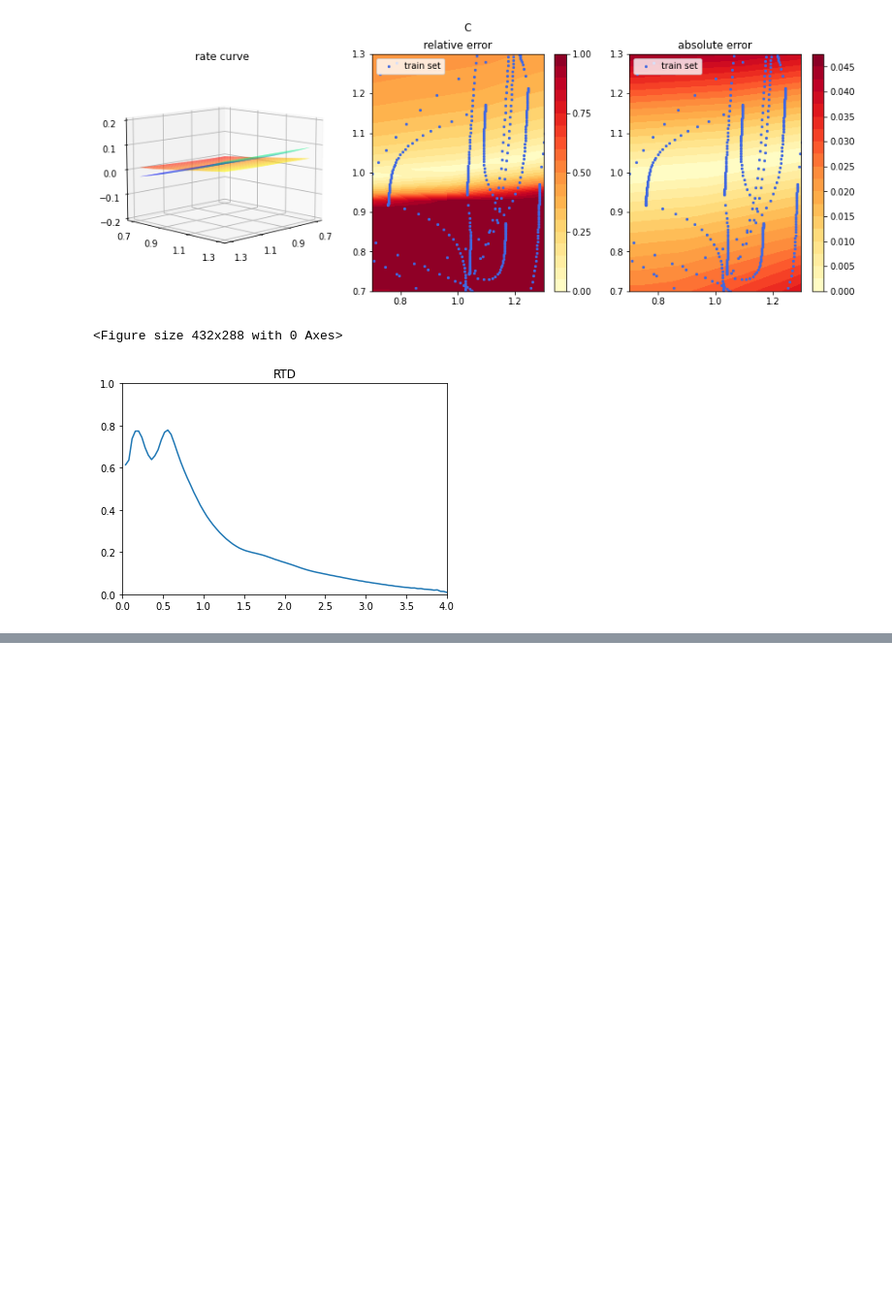
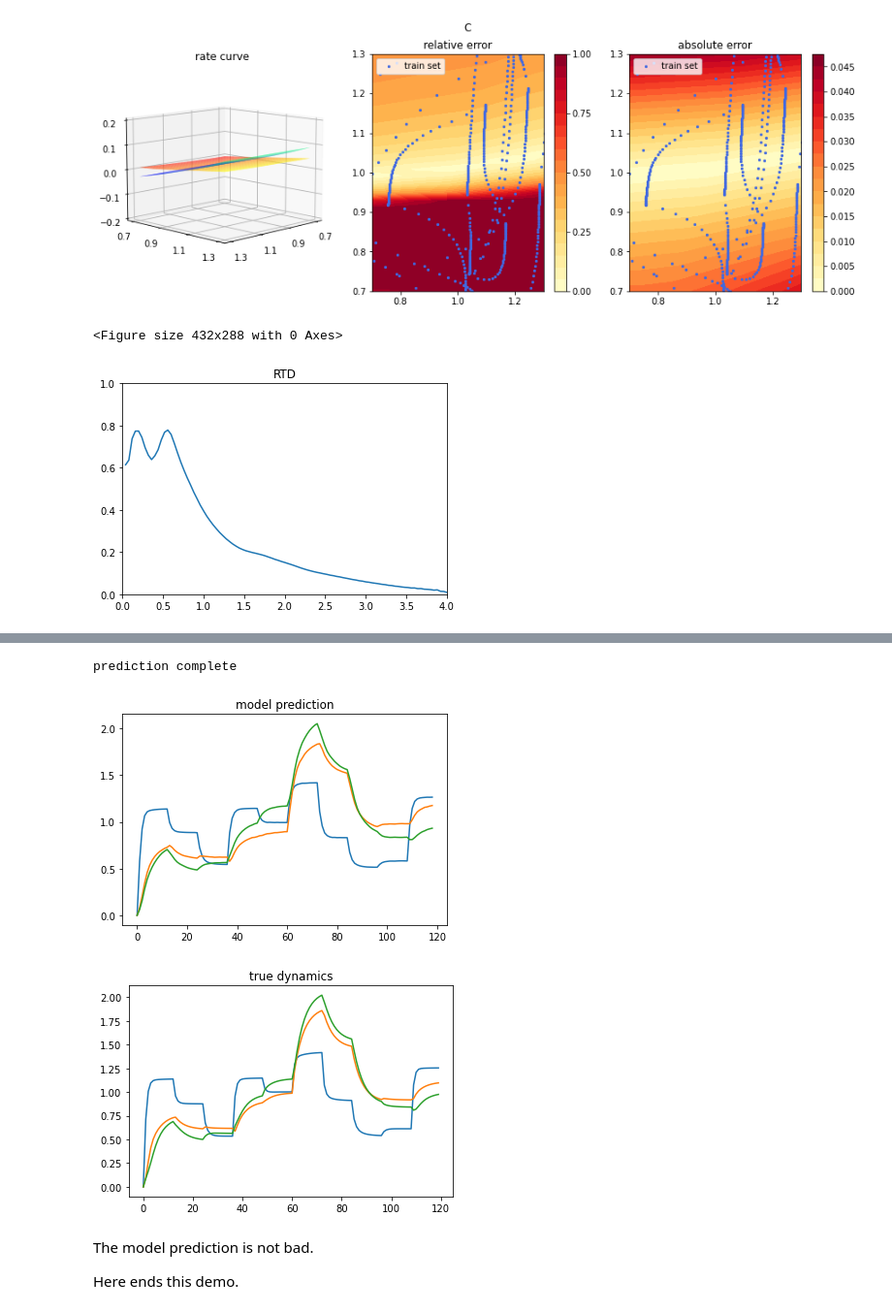
Before and after one commit to Long1Corn/GRxnODE, a Jupyter notebook: demo.ipynb, the cells around one changed output, grey strips where cells are left out. Shown: that part at 97% size. Cells and saved outputs as stored; diff of their text form; code cells hidden in the pictures; blank space fills up the shorter version.

```diff
--- a/demo.ipynb
+++ b/demo.ipynb
@@ -84,0 +125,38 @@ visualizer.run()
+# %%
+import Engine.Trainer as Trainer
+from Engine.cfg import CFG
+from Data.CSTR_ideal import get_data
+import torch
+import matplotlib.pyplot as plt
+
+cfg = CFG()
+trainer = Trainer.RTD(cfg, None, None)
+
+model_path = r"output/test_model.pth"
+trainer.model.load_state_dict(torch.load(model_path))
+
+
+
+trainset_1, testset_1, data_scale = get_data(f=1, s=5)
+
+true_dynamics = testset_1["y_data"].squeeze()
+del testset_1["y_data"]
+
+predictions = trainer.predict([testset_1]) # send the test dataset to the trained GRxnODE, here yout data is not required for prediction
+
+plt.plot(predictions[0])  # let plot the model predictions
+plt.title("model prediction")
+plt.show()
+
+
+plt.plot(true_dynamics) # let plot the true dynamics for comparison
+plt.title("true dynamics")
+plt.show()
+# %% [output]
+prediction complete
+[figure, added]
+[figure, added]
+# %% [markdown]
+The model prediction is not bad.
+
+Here ends this demo.
```
Also changed, not shown: parts of 10 cells of this notebook, 3 other files.
